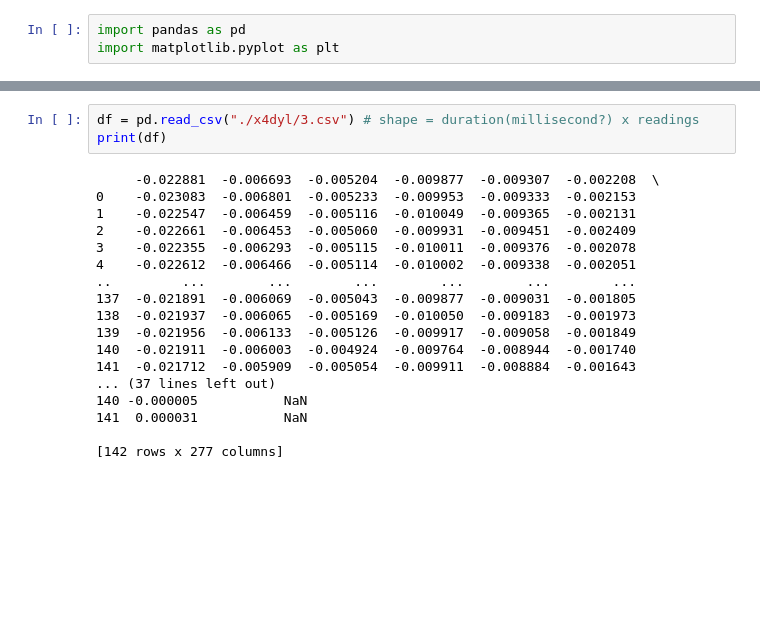
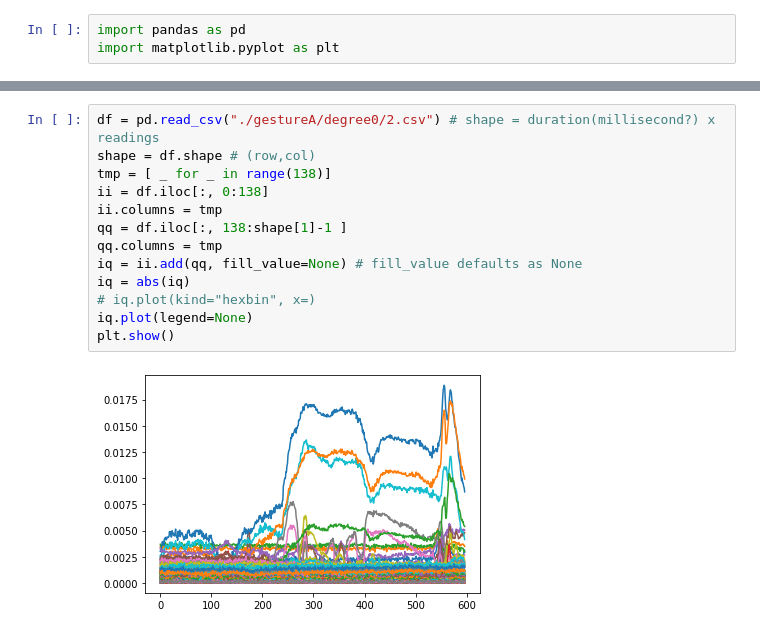
Before and after one commit to TanShengRong/FYP-RPI-RF-Sensing, a Jupyter notebook: readings.ipynb, the cells around one changed output, grey strips where cells are left out. Drawn from its saved outputs; the diff is of its cells as text; blank space fills up the shorter version.

```diff
--- a/readings.ipynb
+++ b/readings.ipynb
@@ -47,21 +61,15 @@ print(df)
-# %%
-df = pd.read_csv("./x4dyl/3.csv") # shape = duration(millisecond?) x readings
-print(df)
-# %% [output]
-     -0.022881  -0.006693  -0.005204  -0.009877  -0.009307  -0.002208  \
-0    -0.023083  -0.006801  -0.005233  -0.009953  -0.009333  -0.002153
-1    -0.022547  -0.006459  -0.005116  -0.010049  -0.009365  -0.002131
-2    -0.022661  -0.006453  -0.005060  -0.009931  -0.009451  -0.002409
-3    -0.022355  -0.006293  -0.005115  -0.010011  -0.009376  -0.002078
-4    -0.022612  -0.006466  -0.005114  -0.010002  -0.009338  -0.002051
-..         ...        ...        ...        ...        ...        ...
-137  -0.021891  -0.006069  -0.005043  -0.009877  -0.009031  -0.001805
-138  -0.021937  -0.006065  -0.005169  -0.010050  -0.009183  -0.001973
-139  -0.021956  -0.006133  -0.005126  -0.009917  -0.009058  -0.001849
-140  -0.021911  -0.006003  -0.004924  -0.009764  -0.008944  -0.001740
-141  -0.021712  -0.005909  -0.005054  -0.009911  -0.008884  -0.001643
-... (37 lines left out)
-140 -0.000005           NaN
-141  0.000031           NaN
-
-[142 rows x 277 columns]
+# %%
+df = pd.read_csv("./gestureA/degree0/2.csv") # shape = duration(millisecond?) x readings
+shape = df.shape # (row,col)
+tmp = [ _ for _ in range(138)]
+ii = df.iloc[:, 0:138]
+ii.columns = tmp
+qq = df.iloc[:, 138:shape[1]-1 ]
+qq.columns = tmp
+iq = ii.add(qq, fill_value=None) # fill_value defaults as None
+iq = abs(iq)
+# iq.plot(kind="hexbin", x=)
+iq.plot(legend=None)
+plt.show()
+# %% [output]
+[figure, added]
```
Also changed, not shown: parts of 9 cells of this notebook.
